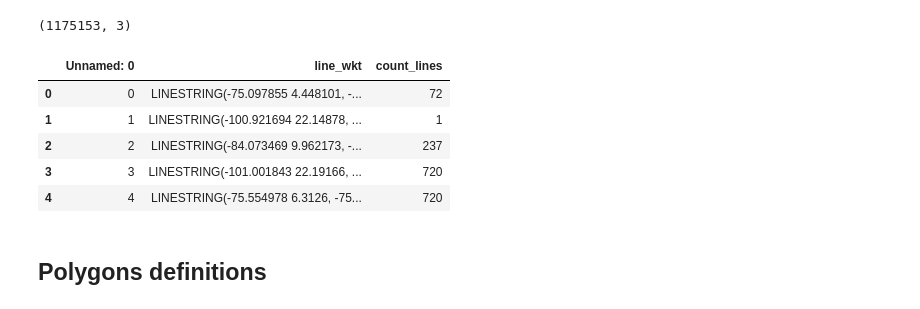
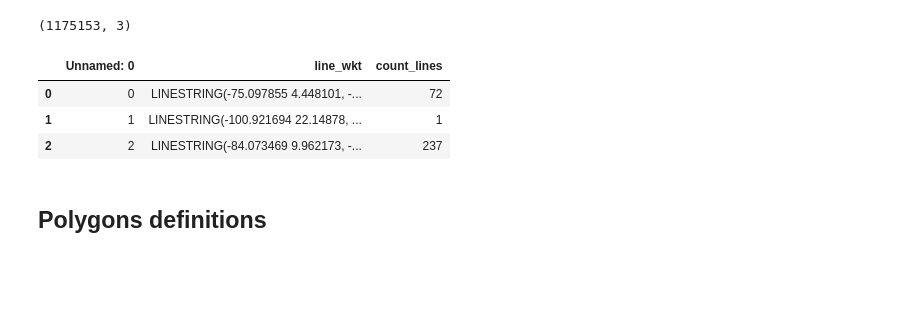
Before and after one commit to EL-BID/IDB-IDB-Invest-Coronavirus-Impact-Dashboard, a Jupyter notebook: notebooks/katana_bounds.ipynb, the cells around one changed output. Saved outputs shown, nothing was run; the diff lists cells and outputs as text; code cells hidden in the pictures; blank space fills up the shorter version.

```diff
--- a/notebooks/katana_bounds.ipynb
+++ b/notebooks/katana_bounds.ipynb
@@ -56,19 +56,17 @@ if update_data:
 # df_lines.to_csv('/home/soniame/private/line_wkt_count_202010701.csv', index=False)
 
 # Read current table
-df_lines = pd.read_csv('/home/soniame/private/line_wkt_count_202010701.csv')
+df_lines = pd.read_csv('/home/soniame/private/projects/corona_geo_id/lines/line_wkt_count_202010701.csv')
 print(df_lines.shape)
 # %% [output]
 (1175153, 3)
 # %%
-df_lines.head()
+df_lines.head(3)
 # %% [output]
 |  | Unnamed: 0 | line_wkt | count_lines |
 | 0 | 0 | LINESTRING(-75.097855 4.448101, -... | 72 |
 | 1 | 1 | LINESTRING(-100.921694 22.14878, ... | 1 |
 | 2 | 2 | LINESTRING(-84.073469 9.962173, -... | 237 |
-| 3 | 3 | LINESTRING(-101.001843 22.19166, ... | 720 |
-| 4 | 4 | LINESTRING(-75.554978 6.3126, -75... | 720 |
 # %% [markdown]
 ## Polygons definitions
 # %%
```
Also changed, not shown: parts of 6 cells of this notebook, 1 other file.
